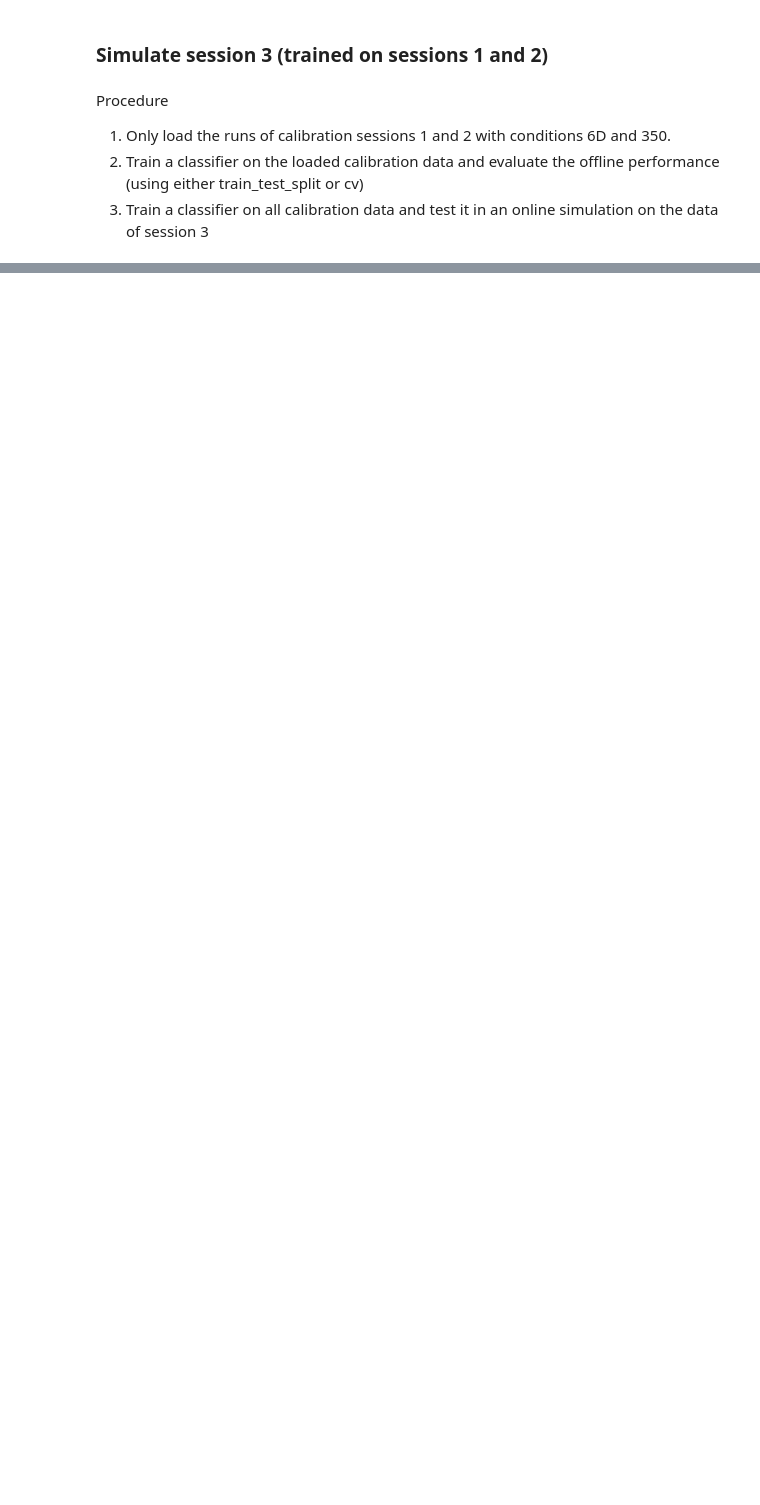
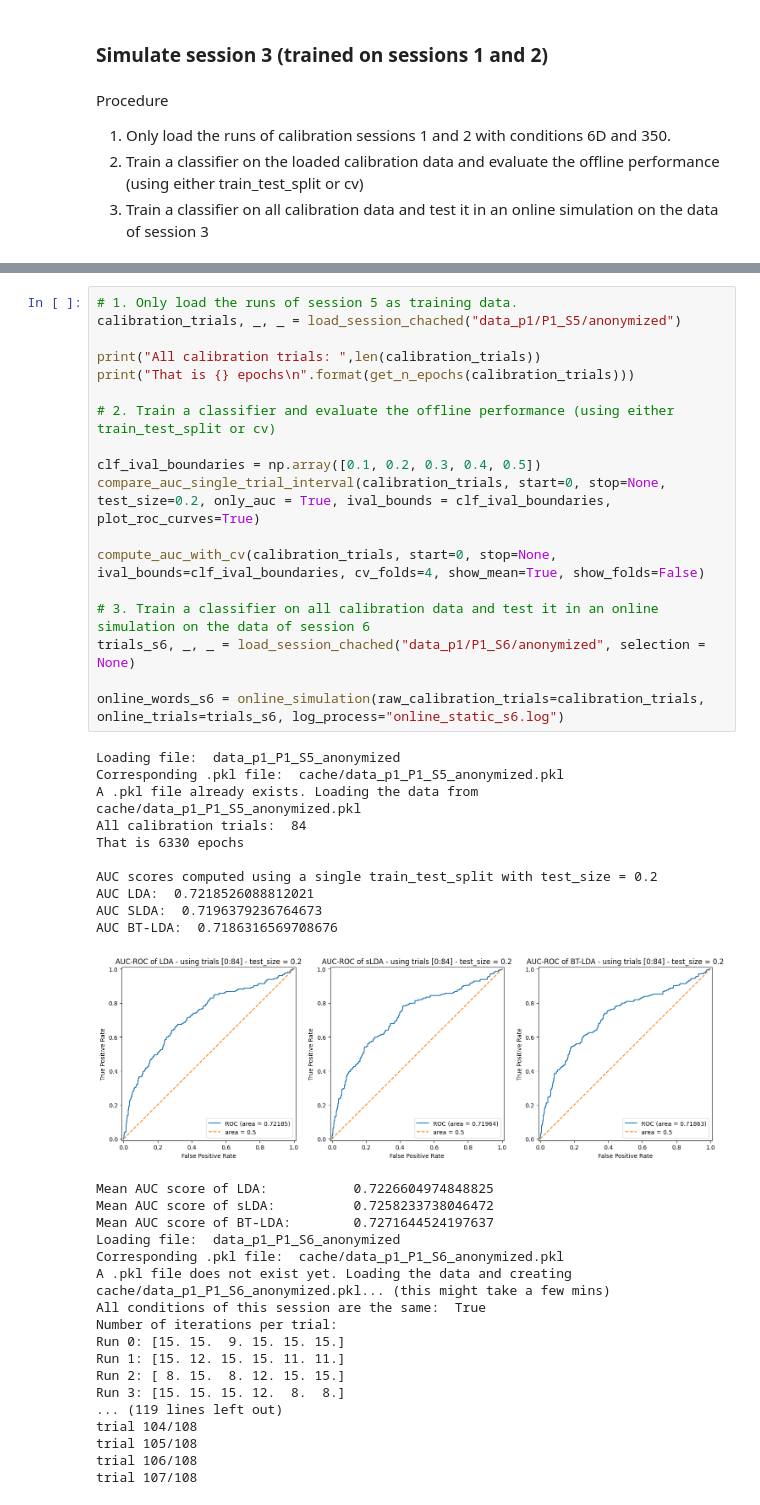
Before and after one commit to sozraheem/thesis_2025, a Jupyter notebook: ERP_analysis_code/patient_pipeline/p1_notebook.ipynb, the cells around one changed output, grey strips where cells are left out. Drawn from its saved outputs; the diff is of its cells as text; blank space fills up the shorter version.

```diff
--- a/ERP_analysis_code/patient_pipeline/p1_notebook.ipynb
+++ b/ERP_analysis_code/patient_pipeline/p1_notebook.ipynb
@@ -1252,0 +1602,47 @@ shape of stim_distances: (9, 6)
+# %%
+# 1. Only load the runs of session 5 as training data.
+calibration_trials, _, _ = load_session_chached("data_p1/P1_S5/anonymized")
+
+print("All calibration trials: ",len(calibration_trials))
+print("That is {} epochs\n".format(get_n_epochs(calibration_trials)))
+
+# 2. Train a classifier and evaluate the offline performance (using either train_test_split or cv)
+
+clf_ival_boundaries = np.array([0.1, 0.2, 0.3, 0.4, 0.5])
+compare_auc_single_trial_interval(calibration_trials, start=0, stop=None, test_size=0.2, only_auc = True, ival_bounds = clf_ival_boundaries, plot_roc_curves=True)
+
+compute_auc_with_cv(calibration_trials, start=0, stop=None, ival_bounds=clf_ival_boundaries, cv_folds=4, show_mean=True, show_folds=False)
+
+# 3. Train a classifier on all calibration data and test it in an online simulation on the data of session 6
+trials_s6, _, _ = load_session_chached("data_p1/P1_S6/anonymized", selection = None)
+
+online_words_s6 = online_simulation(raw_calibration_trials=calibration_trials, online_trials=trials_s6, log_process="online_static_s6.log")
+# %% [output]
+Loading file:  data_p1_P1_S5_anonymized
+Corresponding .pkl file:  cache/data_p1_P1_S5_anonymized.pkl
+A .pkl file already exists. Loading the data from cache/data_p1_P1_S5_anonymized.pkl
+All calibration trials:  84
+That is 6330 epochs
+
+AUC scores computed using a single train_test_split with test_size = 0.2
+AUC LDA:  0.7218526088812021
+AUC SLDA:  0.7196379236764673
+AUC BT-LDA:  0.7186316569708676
+[figure, added]
+Mean AUC score of LDA:           0.7226604974848825
+Mean AUC score of sLDA:          0.7258233738046472
+Mean AUC score of BT-LDA:        0.7271644524197637
+Loading file:  data_p1_P1_S6_anonymized
+Corresponding .pkl file:  cache/data_p1_P1_S6_anonymized.pkl
+A .pkl file does not exist yet. Loading the data and creating cache/data_p1_P1_S6_anonymized.pkl... (this might take a few mins)
+All conditions of this session are the same:  True
+Number of iterations per trial:
+Run 0: [15. 15.  9. 15. 15. 15.]
+Run 1: [15. 12. 15. 15. 11. 11.]
+Run 2: [ 8. 15.  8. 12. 15. 15.]
+Run 3: [15. 15. 15. 12.  8.  8.]
+... (119 lines left out)
+trial 104/108
+trial 105/108
+trial 106/108
+trial 107/108
```
Also changed, not shown: parts of 20 cells of this notebook.
